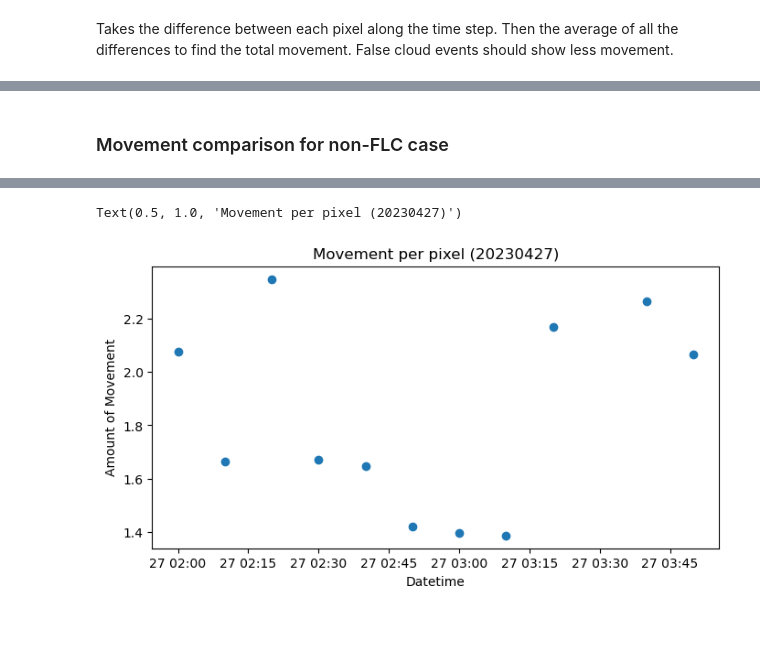
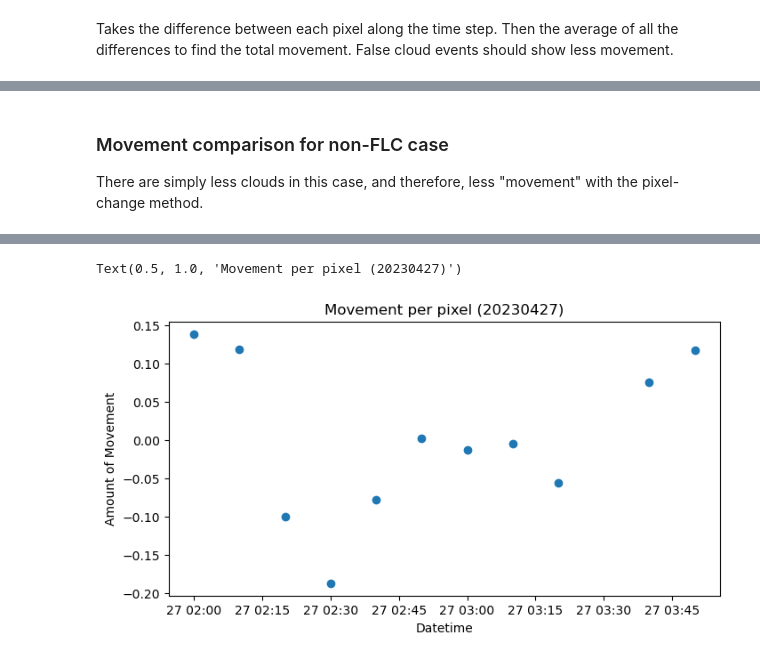
Before and after one commit to jesseturner/FalseLowClouds, a Jupyter notebook: Static_Features/Movement_Comparison.ipynb, the cells around one changed output, grey strips where cells are left out. Cells and saved outputs as stored; diff of their text form; code cells hidden in the pictures; blank space fills up the shorter version.

Commit message:
Explanation to the weakness of movement comparison test

```diff
--- a/Static_Features/Movement_Comparison.ipynb
+++ b/Static_Features/Movement_Comparison.ipynb
@@ -158,7 +153,7 @@ movement = []
 dt = []
 
 for i in range(len(BTD_tot.time)-1):
-    BTD_diff = abs(BTD_tot[i+1]-BTD_tot[i])
+    BTD_diff = BTD_tot[i+1]-BTD_tot[i]
     mean_pixel_change = BTD_diff.mean(dim=['x', 'y']).values.item()
     movement.append(mean_pixel_change)
     dt.append(BTD_tot.time[i].values)
@@ -175,24 +170,26 @@ Text(0, 0.5, 'Amount of Movement')
 # %% [markdown]
 ### Movement comparison for non-FLC case
+
+There are simply less clouds in this case, and therefore, less "movement" with the pixel-change method.
 # %%
-date = "20230427"
-static_features_data = "/home/jturner/false_low_clouds_2023/Static_Features/"+date
+date2 = "20230427"
+static_features_data2 = "/home/jturner/false_low_clouds_2023/Static_Features/"+date2
 # %%
 #--- Accumulate xarrays in a list, then concatenate once at the end (faster)
 datasets = []
 
 
 #filenames = ['OR_ABI-L1b-RadF-M6C07_G16_s20221430310206_e20221430319526_c20221430319575.nc', 'OR_ABI-L1b-RadF-M6C14_G16_s20221430230206_e20221430239514_c20221430240000.nc', 'OR_ABI-L1b-RadF-M6C07_G16_s20221430040206_e20221430049525_c20221430049568.nc']
-filenames = os.listdir(static_features_data)
+filenames = os.listdir(static_features_data2)
 for filename in filenames:
 
     #--- To avoid duplicates, loop through only Band 07 data
     if filename[0:21] == 'OR_ABI-L1b-RadF-M6C07':
 
-        BTD = create_BTD(filename)
+        BTD = create_BTD(static_features_data2, filename)
         datasets.append(BTD)
 
-BTD_tot = xr.concat(datasets, dim='time')
+BTD_tot2 = xr.concat(datasets, dim='time')
 # %% [output]
 Processing 07 band for 2023-117 03:40
 Processing 14 band for 2023-117 03:40
@@ -212,21 +209,21 @@ Processing 14 band for 2023-117 03:10
 Processing 07 band for 2023-117 03:30
 Processing 14 band for 2023-117 03:30
 # %%
-movement = []
-dt = []
+movement2 = []
+dt2 = []
 
-for i in range(len(BTD_tot.time)-1):
-    BTD_diff = abs(BTD_tot[i+1]-BTD_tot[i])
-    mean_pixel_change = BTD_diff.mean(dim=['x', 'y']).values.item()
-    movement.append(mean_pixel_change)
-    dt.append(BTD_tot.time[i].values)
+for i in range(len(BTD_tot2.time)-1):
+    BTD_diff2 = BTD_tot2[i+1]-BTD_tot2[i]
+    mean_pixel_change2 = BTD_diff2.mean(dim=['x', 'y']).values.item()
+    movement2.append(mean_pixel_change2)
+    dt2.append(BTD_tot2.time[i].values)
 # %%
 fig,ax = plt.subplots(1, figsize=(8, 4))
 
-ax.scatter(dt, movement)
+ax.scatter(dt2, movement2)
 ax.set_xlabel('Datetime')
 ax.set_ylabel('Amount of Movement')
-ax.set_title('Movement per pixel ('+ date + ')')
+ax.set_title('Movement per pixel ('+ date2 + ')')
 # %% [output]
 Text(0.5, 1.0, 'Movement per pixel (20230427)')
-[figure, old version]
+[figure, new version]
```
Also changed, not shown: parts of 11 cells of this notebook.
